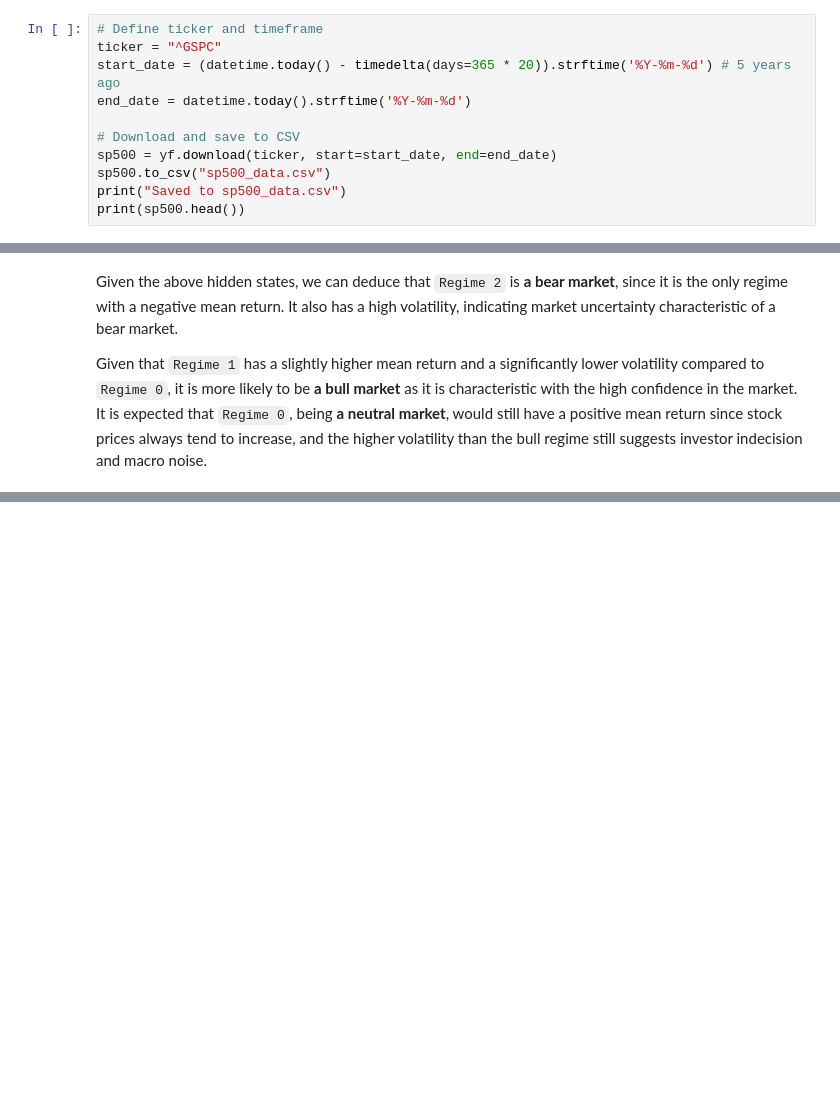
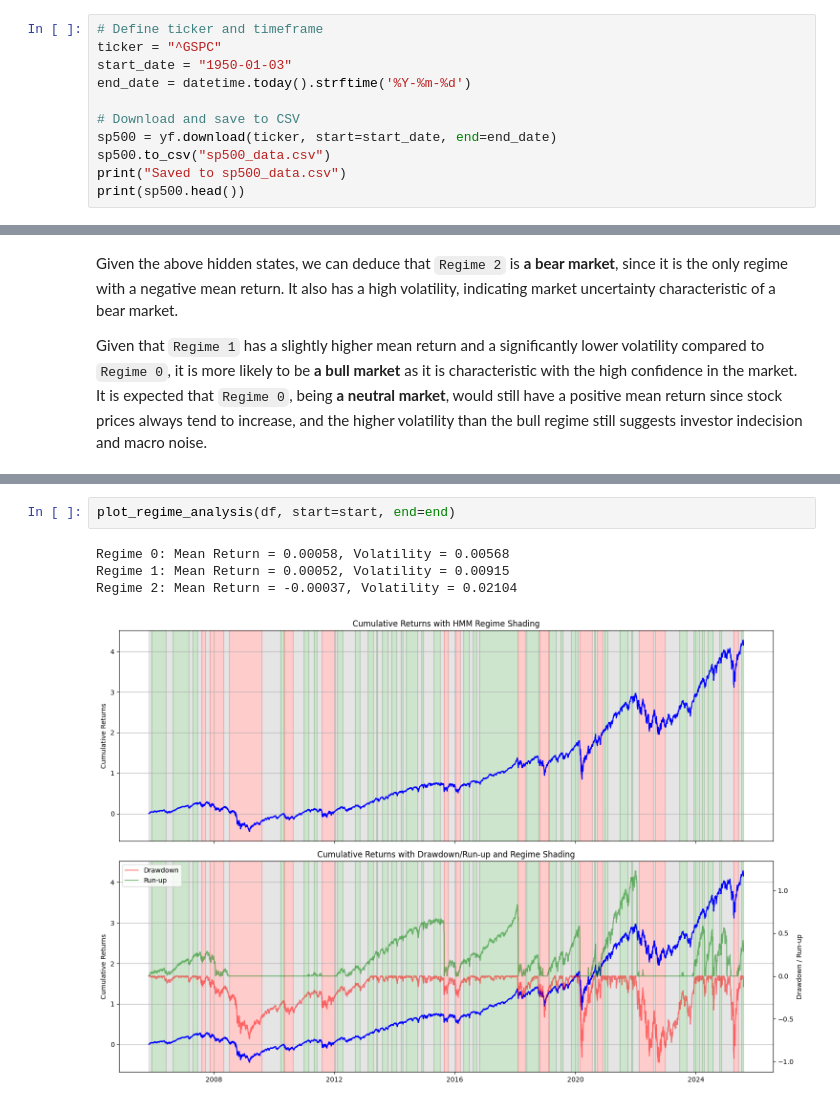
Before and after one commit to snatzehua/c-finance, a Jupyter notebook: intro1.ipynb, the cells around one changed output, grey strips where cells are left out. Drawn from its saved outputs; the diff is of its cells as text; blank space fills up the shorter version.

```diff
--- a/intro1.ipynb
+++ b/intro1.ipynb
@@ -10,7 +10,7 @@ from datetime import datetime, timedelta
 # %%
 # Define ticker and timeframe
 ticker = "^GSPC"
-start_date = (datetime.today() - timedelta(days=365 * 20)).strftime('%Y-%m-%d') # 5 years ago
+start_date = "1950-01-03"
 end_date = datetime.today().strftime('%Y-%m-%d')
 
 # Download and save to CSV
@@ -231,3 +358,10 @@ plt.show()
+# %%
+plot_regime_analysis(df, start=start, end=end)
+# %% [output]
+Regime 0: Mean Return = 0.00058, Volatility = 0.00568
+Regime 1: Mean Return = 0.00052, Volatility = 0.00915
+Regime 2: Mean Return = -0.00037, Volatility = 0.02104
+[figure, added]
 # %% [markdown]
 Having obtained these graphs, we can see the intuitive relationship between how prices correlate to the different market regimes. What we're more interested in now is trying to predict market regimes.
 
```
Also changed, not shown: parts of 38 cells of this notebook, 2 other files.
